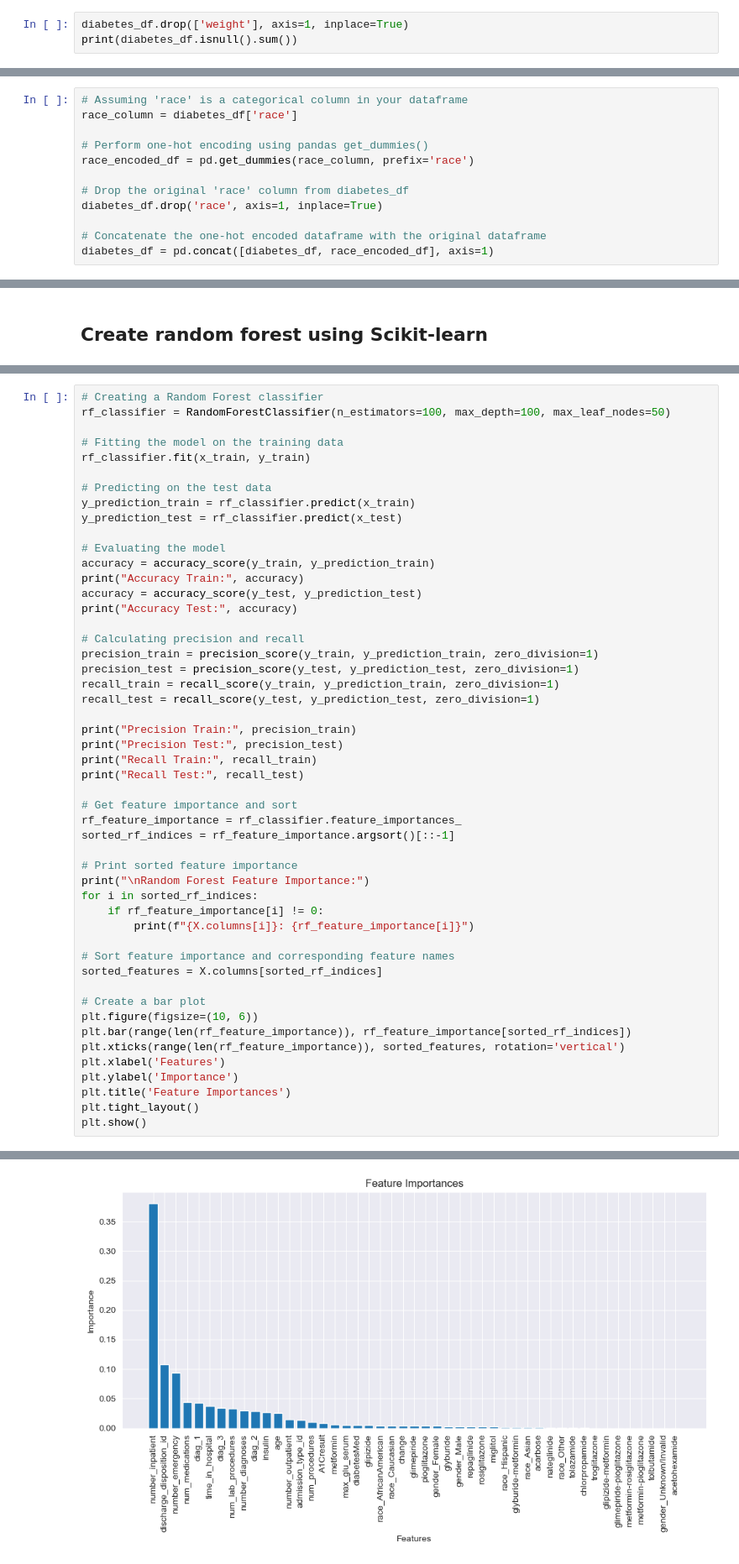
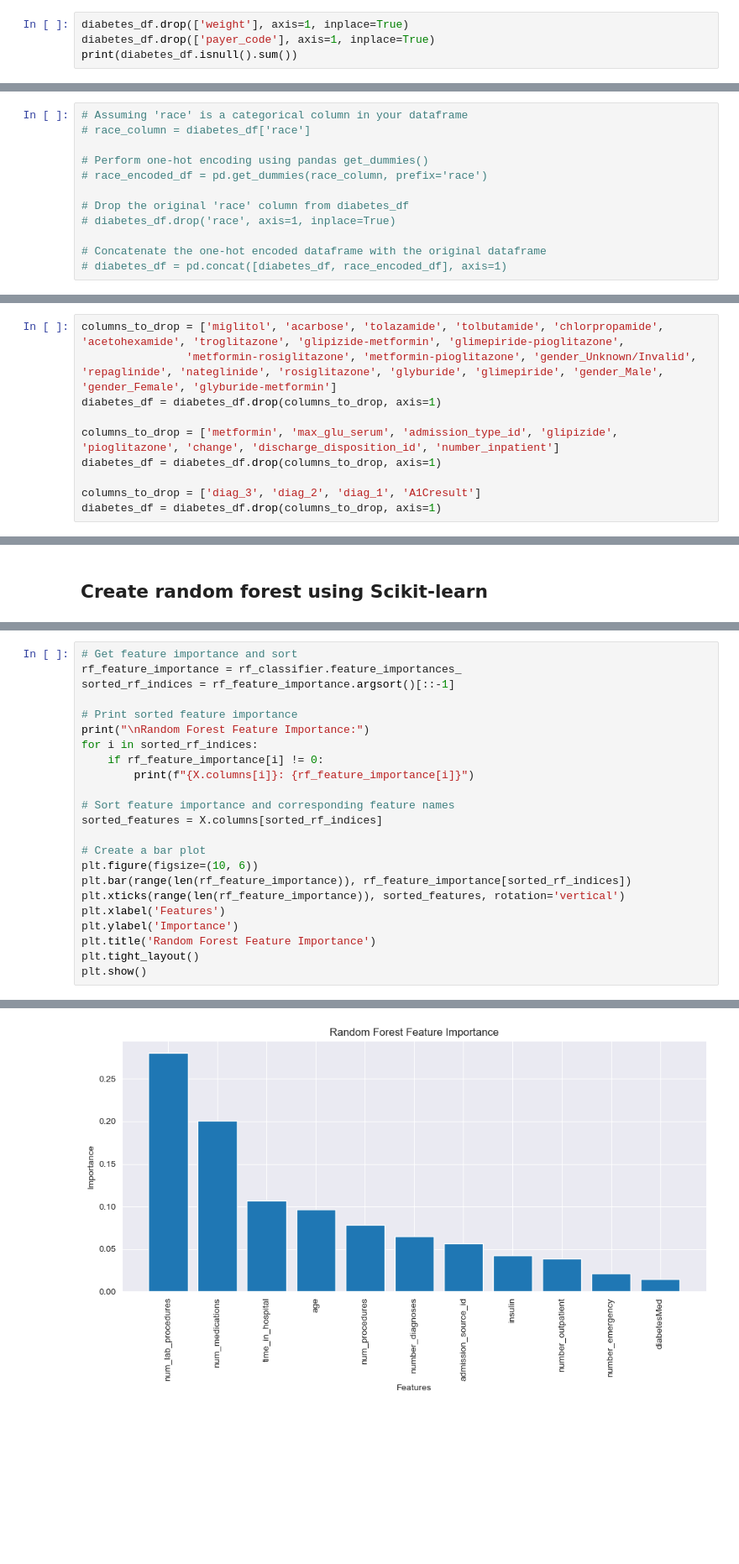
Before and after one commit to BerlinTheWall/ML-decision-tree, a Jupyter notebook: Assignment4.ipynb, the cells around one changed output, grey strips where cells are left out. Shown at 84% size. Saved outputs shown, nothing was run; the diff lists cells and outputs as text; blank space fills up the shorter version.

```diff
--- a/Assignment4.ipynb
+++ b/Assignment4.ipynb
@@ -85,4 +113,5 @@ dtype: int64
 # %%
 diabetes_df.drop(['weight'], axis=1, inplace=True)
+diabetes_df.drop(['payer_code'], axis=1, inplace=True)
 print(diabetes_df.isnull().sum())
 # %% [output]
@@ -201,15 +227,15 @@ diabetes_df = pd.concat([diabetes_df, gender_encoded_df], axis=1)
 # %%
 # Assuming 'race' is a categorical column in your dataframe
-race_column = diabetes_df['race']
+# race_column = diabetes_df['race']
 
 # Perform one-hot encoding using pandas get_dummies()
-race_encoded_df = pd.get_dummies(race_column, prefix='race')
+# race_encoded_df = pd.get_dummies(race_column, prefix='race')
 
 # Drop the original 'race' column from diabetes_df
-diabetes_df.drop('race', axis=1, inplace=True)
+# diabetes_df.drop('race', axis=1, inplace=True)
 
 # Concatenate the one-hot encoded dataframe with the original dataframe
-diabetes_df = pd.concat([diabetes_df, race_encoded_df], axis=1)
+# diabetes_df = pd.concat([diabetes_df, race_encoded_df], axis=1)
 # %% [markdown]
 ### One-hot on age column
 # %%
@@ -275,0 +340,10 @@ diabetes_df['diabetesMed'] = diabetes_df['diabetesMed'].map({'No': 0, 'Yes': 1})
+# %%
+columns_to_drop = ['miglitol', 'acarbose', 'tolazamide', 'tolbutamide', 'chlorpropamide', 'acetohexamide', 'troglitazone', 'glipizide-metformin', 'glimepiride-pioglitazone',
+                'metformin-rosiglitazone', 'metformin-pioglitazone', 'gender_Unknown/Invalid', 'repaglinide', 'nateglinide', 'rosiglitazone', 'glyburide', 'glimepiride', 'gender_Male', 'gender_Female', 'glyburide-metformin']
+diabetes_df = diabetes_df.drop(columns_to_drop, axis=1)
+
+columns_to_drop = ['metformin', 'max_glu_serum', 'admission_type_id', 'glipizide', 'pioglitazone', 'change', 'discharge_disposition_id', 'number_inpatient']
+diabetes_df = diabetes_df.drop(columns_to_drop, axis=1)
+
+columns_to_drop = ['diag_3', 'diag_2', 'diag_1', 'A1Cresult']
+diabetes_df = diabetes_df.drop(columns_to_drop, axis=1)
@@ -356,31 +623,4 @@ diabetesMed: 0.004703265228449646
 # %%
-# Creating a Random Forest classifier
-rf_classifier = RandomForestClassifier(n_estimators=100, max_depth=100, max_leaf_nodes=50)
-
-# Fitting the model on the training data
-rf_classifier.fit(x_train, y_train)
-
-# Predicting on the test data
-y_prediction_train = rf_classifier.predict(x_train)
-y_prediction_test = rf_classifier.predict(x_test)
-
-# Evaluating the model
-accuracy = accuracy_score(y_train, y_prediction_train)
-print("Accuracy Train:", accuracy)
-accuracy = accuracy_score(y_test, y_prediction_test)
-print("Accuracy Test:", accuracy)
-
-# Calculating precision and recall
-precision_train = precision_score(y_train, y_prediction_train, zero_division=1)
-precision_test = precision_score(y_test, y_prediction_test, zero_division=1)
-recall_train = recall_score(y_train, y_prediction_train, zero_division=1)
-recall_test = recall_score(y_test, y_prediction_test, zero_division=1)
-
-print("Precision Train:", precision_train)
-print("Precision Test:", precision_test)
-print("Recall Train:", recall_train)
-print("Recall Test:", recall_test)
-
 # Get feature importance and sort
 rf_feature_importance = rf_classifier.feature_importances_
 sorted_rf_indices = rf_feature_importance.argsort()[::-1]
@@ -400,7 +640,7 @@ plt.bar(range(len(rf_feature_importance)), rf_feature_importance[sorted_rf_indic
 plt.xticks(range(len(rf_feature_importance)), sorted_features, rotation='vertical')
 plt.xlabel('Features')
 plt.ylabel('Importance')
-plt.title('Feature Importances')
+plt.title('Random Forest Feature Importance')
 plt.tight_layout()
 plt.show()
 # %% [output]
@@ -424 +659 @@ chlorpropamide: 0.0003766028766263732
-[figure, old version]
+[figure, new version]
```
Also changed, not shown: parts of 40 cells of this notebook, 2 other files.
